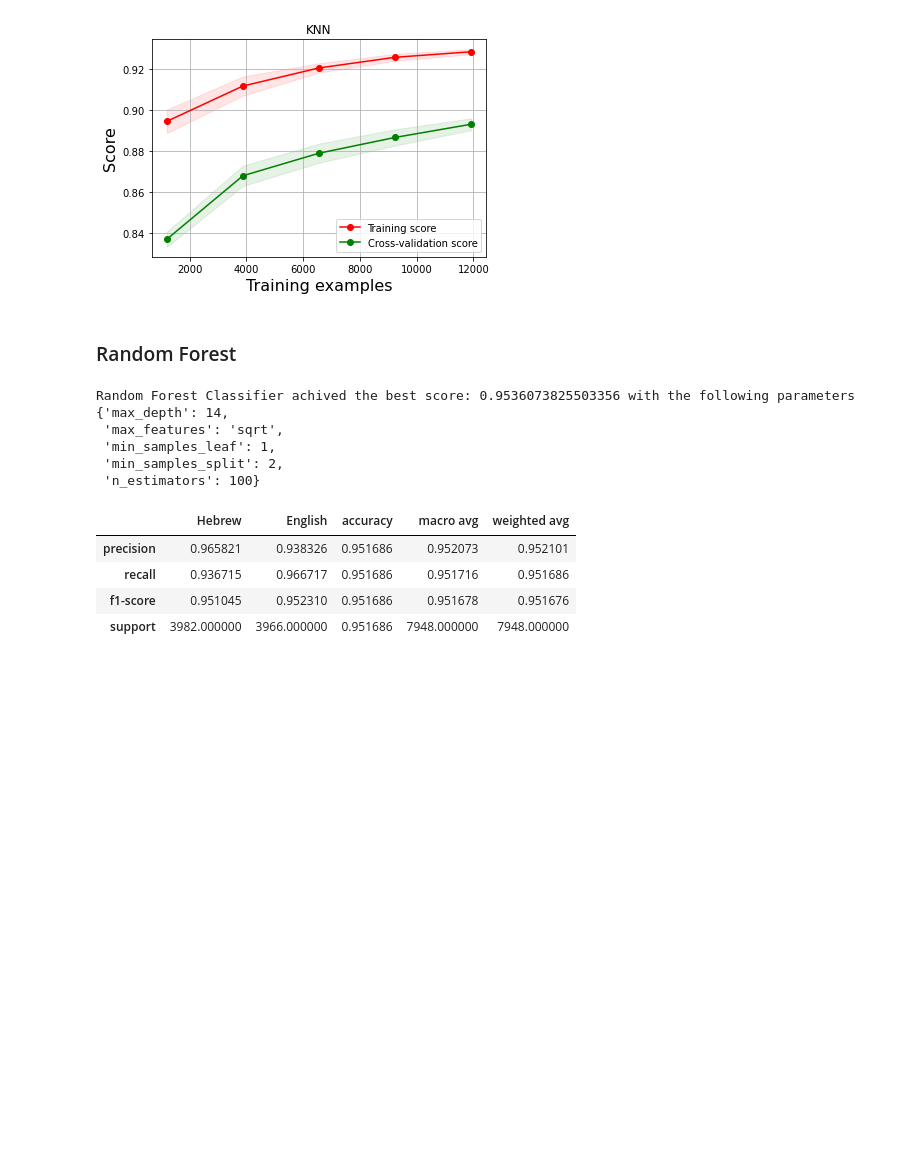
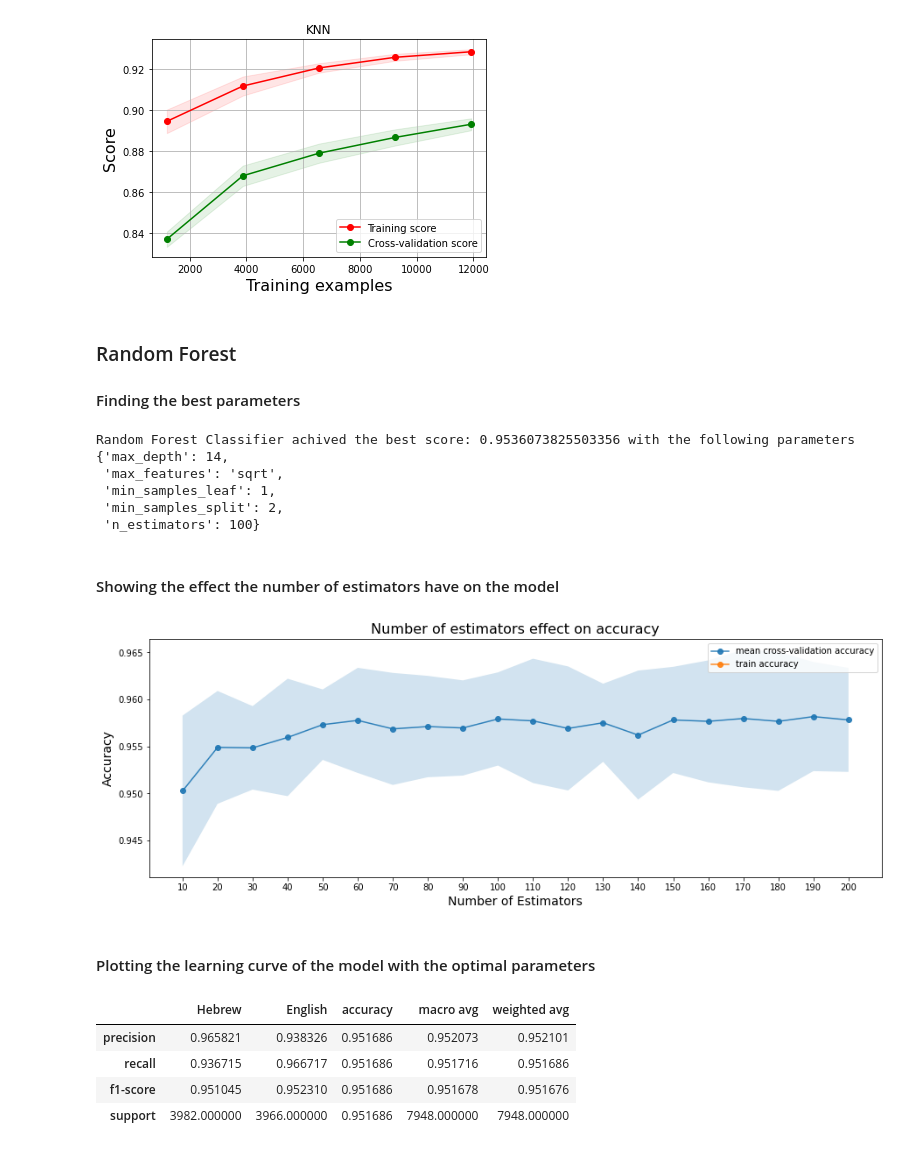
Before and after one commit to DanielBotnik/LanguageDetectionProject, a Jupyter notebook: main.ipynb, the cells around one changed output. Saved outputs shown, nothing was run; the diff lists cells and outputs as text; code cells hidden in the pictures; blank space fills up the shorter version.

```diff
--- a/main.ipynb
+++ b/main.ipynb
@@ -399,10 +512,0 @@ plot_cross_validation(np.array(alphas),means,stds,accuracy_scores,'Alpha effect
-# %%
-=alpha)
-    cross_scores = cross_val_score(model, X, y, cv=5, scoring='accuracy')
-    means.append(cross_scores.mean())
-    stds.append(cross_scores.std())
-    accuracy_scores.append(model.fit(X, y).score(X, y))
-means = np.array(means)
-stds = np.array(stds)
-accuracy_scores = np.array(accuracy_scores)
-plot_cross_validation(np.array(alphas),means,stds,accuracy_scores,'Alpha effect on accuracy','Model Alpha')
@@ -423,5 +529,6 @@ report
 [figure]
 # %% [markdown]
 ### Random Forest
+#### Finding the best parameters
 # %%
 param_grid = {
@@ -442,6 +549,26 @@ Random Forest Classifier achived the best score: 0.9536073825503356 with the fol
  'min_samples_leaf': 1,
  'min_samples_split': 2,
  'n_estimators': 100}
+# %% [markdown]
+#### Showing the effect the number of estimators have on the model
+# %%
+stds = []
+means = []
+accuracy_scores = []
+for n_estimators in range(10,210,10):
+    model = RandomForestClassifier(n_estimators=n_estimators)
+    cross_scores = cross_val_score(model, X, y, cv=5, scoring='accuracy')
+    means.append(cross_scores.mean())
+    stds.append(cross_scores.std())
+    accuracy_scores.append(model.fit(X, y).score(X, y))
+means = np.array(means)
+stds = np.array(stds)
+accuracy_scores = np.array(accuracy_scores)
+plot_cross_validation(range(10,210,10),means,stds,accuracy_scores,'Number of estimators effect on accuracy','Number of Estimators')
+# %% [output]
+[figure, added]
+# %% [markdown]
+#### Plotting the learning curve of the model with the optimal parameters
 # %%
 clf = RandomForestClassifier(max_depth=14,max_features='sqrt',min_samples_leaf=1,min_samples_split=2,n_estimators=100)
 clf.fit(X_train,y_train)
```
Also changed, not shown: parts of 50 cells of this notebook.
